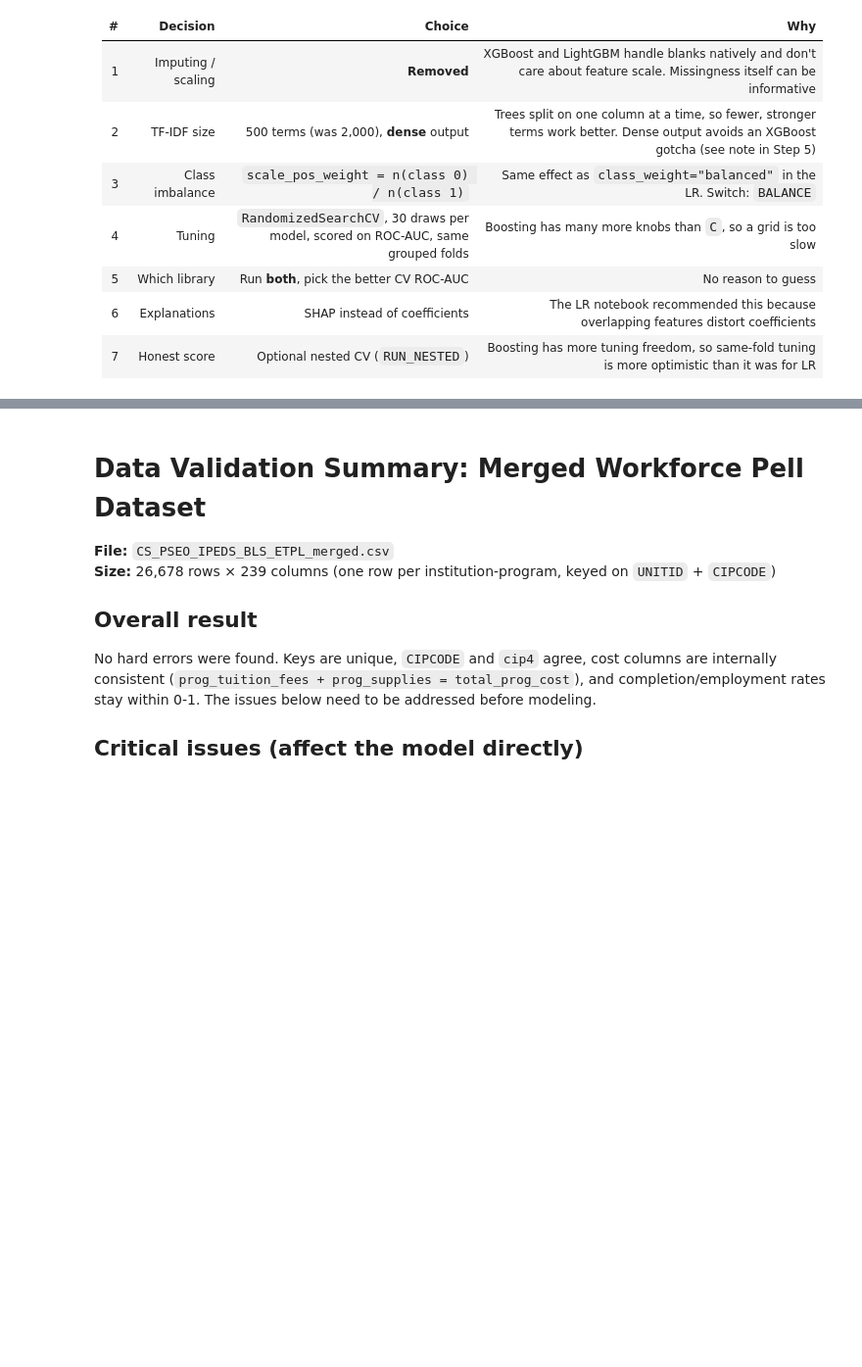
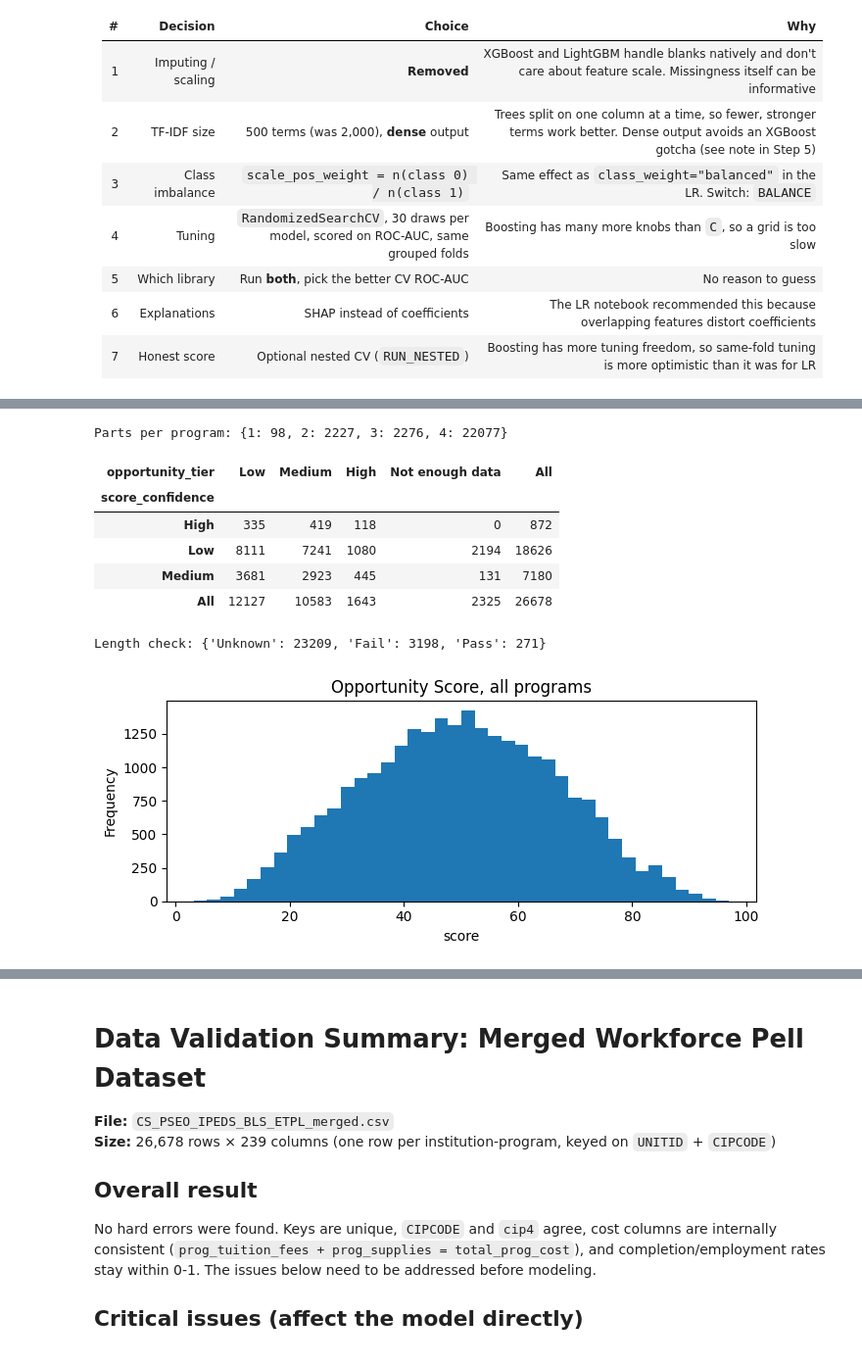
Before and after one commit to Break-Through-Tech/Sage-Road-Solutions-1A-workforce-pell-opportunity-score, a Jupyter notebook: notebooks/modeling/lgbm_xgboost/gbm.ipynb, the cells around one changed output, grey strips where cells are left out. Shown at 98% size. Drawn from its saved outputs; the diff is of its cells as text; code cells hidden in the pictures; blank space fills up the shorter version.

```diff
--- a/notebooks/modeling/lgbm_xgboost/gbm.ipynb
+++ b/notebooks/modeling/lgbm_xgboost/gbm.ipynb
@@ -25,0 +836,20 @@ Steps 1-4 are copied unchanged: same dropped columns, same target and labeled se
+# %%
+# 3) completion, placement, demand: most specific source available, with where it came from
+def best_of(frame, sources):
+    value = pd.Series(np.nan, index=frame.index)
+    source = pd.Series("none", index=frame.index)
+    for col, label, usable in sources:
+        take = value.isna() & frame[col].notna() & usable
+        value[take], source[take] = frame.loc[take, col], label
+    return value, source
+
+ok = pd.Series(True, index=sc.index)
+c150_real = sc["c150_l4_was_missing"].fillna(0).eq(0)          # skip values imputed upstream
+sc["completion"], sc["completion_source"] = best_of(sc, [
+    ("etpl_prog_completion", "program", ok), ("c150_l4", "school", c150_real), ("etpl_bench_completion", "field", ok)])
+sc["placement"], sc["placement_source"] = best_of(sc, [
+    ("etpl_prog_employment_q2", "program", ok), ("etpl_bench_employment_q2", "field", ok)])
+sc["demand"] = sc[["xw_occ_median_wage", "xw_occ_emp_total"]].rank(pct=True).mean(axis=1, skipna=False)
+sc["demand_source"] = np.where(sc["demand"].notna(), "national occupations", "none")
+
+pd.DataFrame({p: sc[f"{p}_source"].value_counts() for p in ["completion", "placement", "demand"]}).fillna(0).astype(int)
@@ -25,0 +863,53 @@ Steps 1-4 are copied unchanged: same dropped columns, same target and labeled se
+# %%
+# 4) percentiles -> weighted average -> tiers, confidence, flags
+def combine(frame, weights):
+    ranks = pd.DataFrame({
+        "earnings":   (frame["p_vae_cal"] + 1e-9 * frame["p_vae_raw"]).rank(pct=True),   # raw p breaks calibration ties
+        "completion": frame["completion"].rank(pct=True),
+        "placement":  frame["placement"].rank(pct=True),
+        "demand":     frame["demand"].rank(pct=True)})
+    w = pd.DataFrame({p: np.where(ranks[p].notna(), weights.get(p, 0), 0.0) for p in ranks}, index=frame.index)
+    return 100 * (ranks.fillna(0) * w).sum(axis=1) / w.sum(axis=1), ranks
+
+def to_tier(score, n_parts=None):
+    t = pd.Series(pd.cut(score, TIER_CUTS, labels=TIER_LABELS, right=False).astype(str), index=score.index)
+    t[score >= TIER_CUTS[-1]] = TIER_LABELS[-1]
+    if n_parts is not None:
+        t[n_parts < MIN_PARTS] = "Not enough data"
+    return pd.Series(pd.Categorical(t, categories=TIER_ORDER, ordered=True), index=score.index)
+
+sc["opportunity_score"], ranks = combine(sc, WEIGHTS)
+for p in WEIGHTS:
+    sc[f"{p}_pctile"] = (100 * ranks[p]).round(1)
+sc["earnings_only_score"] = sc["earnings_pctile"]
+sc["n_parts"] = ranks.notna().sum(axis=1)
+sc["opportunity_tier"] = to_tier(sc["opportunity_score"], sc["n_parts"])
+
+real_earn = sc[TARGET].notna()
+prog_comp, prog_place = sc["completion_source"].eq("program"), sc["placement_source"].eq("program")
+sc["score_confidence"] = np.select([real_earn & (prog_comp | prog_place), real_earn | (prog_comp & prog_place)],
+                                   ["High", "Medium"], default="Low")
+
+length = pd.Series("Unknown", index=sc.index)                  # Workforce Pell: 150-599 clock hours
+h = sc["etpl_prog_contact_hours"]
+length[h.notna()] = np.where(h[h.notna()].between(150, 599), "Pass", "Fail")
+lo = sc["etpl_prog_wp_length_ok"]
+length[lo.notna()] = np.where(lo[lo.notna()] == 1, "Pass", "Fail")
+sc["length_check"] = length
+sc["sub_baccalaureate"] = sc["is_sub_baccalaureate"].map({1: "Yes", 0: "No"}).fillna("Unknown")
+
+print("Parts per program:", sc["n_parts"].value_counts().sort_index().to_dict())
+display(pd.crosstab(sc["score_confidence"], sc["opportunity_tier"], margins=True))
+print("Length check:", sc["length_check"].value_counts().to_dict())
+sc["opportunity_score"].plot.hist(bins=40, figsize=(7, 3), title="Opportunity Score, all programs")
+plt.xlabel("score"); plt.tight_layout(); plt.show()
+# %% [output]
+Parts per program: {1: 98, 2: 2227, 3: 2276, 4: 22077}
+| opportunity_tier | Low | Medium | High | Not enough data | All |
+| score_confidence |  |  |  |  |  |
+| High | 335 | 419 | 118 | 0 | 872 |
+| Low | 8111 | 7241 | 1080 | 2194 | 18626 |
+| Medium | 3681 | 2923 | 445 | 131 | 7180 |
+| All | 12127 | 10583 | 1643 | 2325 | 26678 |
+Length check: {'Unknown': 23209, 'Fail': 3198, 'Pass': 271}
+[figure, added]
```
Also changed, not shown: parts of 51 cells of this notebook, 7 other files.
